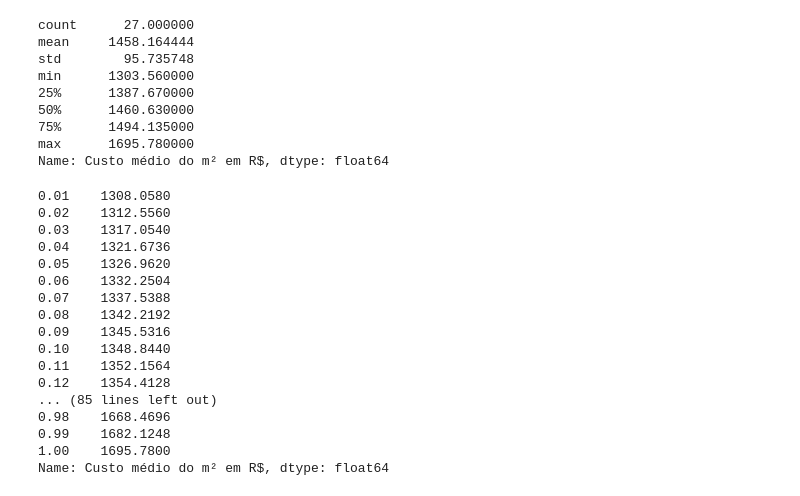
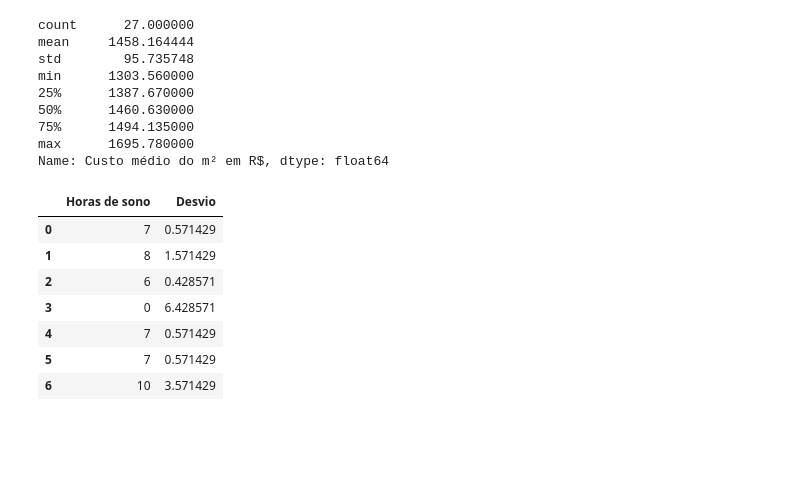
Before and after one commit to Wolfgang-Amadeus-Mozart/Projeto-Ciencia-de-Dados, a Jupyter notebook: Estudo do custo médio do metro quadrado por regi~]ao no Brasil.ipynb, the cells around one changed output. Drawn from its saved outputs; the diff is of its cells as text; code cells hidden in the pictures; blank space fills up the shorter version.

```diff
--- a/Estudo do custo médio do metro quadrado por regi~]ao no Brasil.ipynb
+++ b/Estudo do custo médio do metro quadrado por regi~]ao no Brasil.ipynb
@@ -268,21 +278,15 @@ min      1303.560000
 max      1695.780000
 Name: Custo médio do m² em R$, dtype: float64
 # %%
+horaSono = pd.DataFrame({'Horas de sono':[7,8,6,0,7,7,10]})
+horaSono['Desvio'] = (horaSono['Horas de sono'] - horaSono['Horas de sono'].mean()).abs()
+horaSono
 # %% [output]
-0.01    1308.0580
-0.02    1312.5560
-0.03    1317.0540
-0.04    1321.6736
-0.05    1326.9620
-0.06    1332.2504
-0.07    1337.5388
-0.08    1342.2192
-0.09    1345.5316
-0.10    1348.8440
-0.11    1352.1564
-0.12    1354.4128
-... (85 lines left out)
-0.98    1668.4696
-0.99    1682.1248
-1.00    1695.7800
-Name: Custo médio do m² em R$, dtype: float64
+|  | Horas de sono | Desvio |
+| 0 | 7 | 0.571429 |
+| 1 | 8 | 1.571429 |
+| 2 | 6 | 0.428571 |
+| 3 | 0 | 6.428571 |
+| 4 | 7 | 0.571429 |
+| 5 | 7 | 0.571429 |
+| 6 | 10 | 3.571429 |
```
Also changed, not shown: parts of 20 cells of this notebook.
